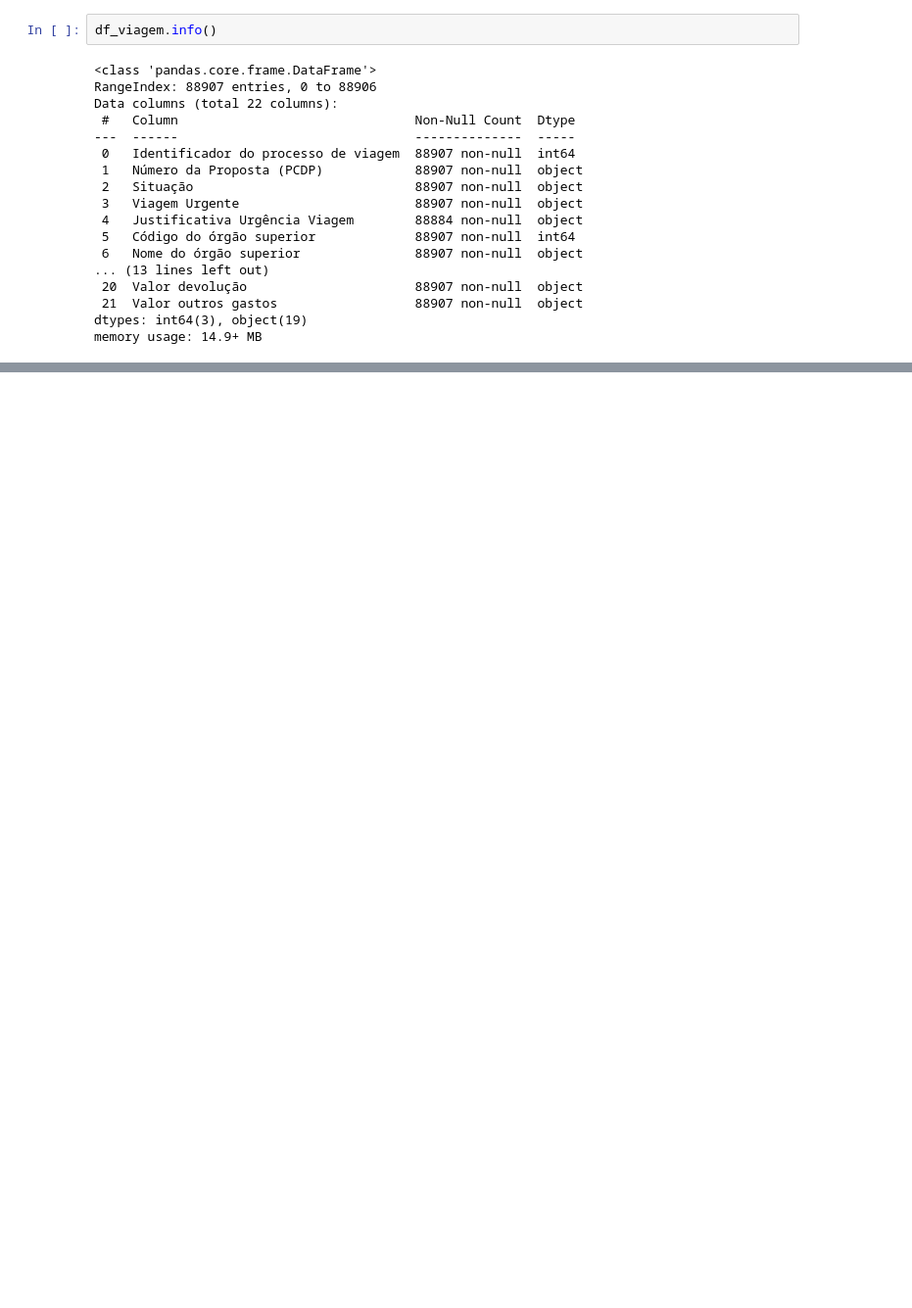
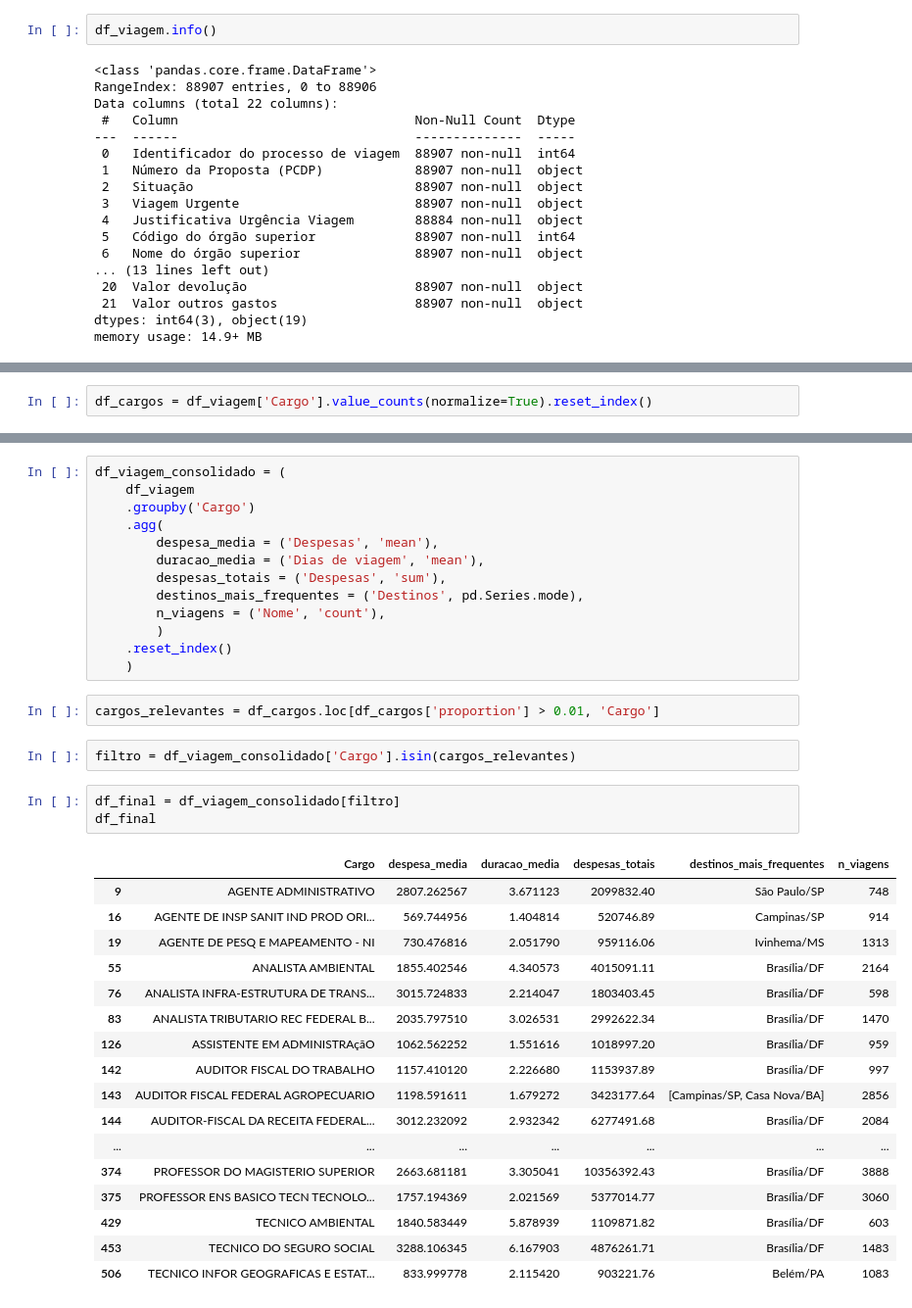
Before and after one commit to leandroclv/pandas_asimov, a Jupyter notebook: conhecendo_conjunto_dados.ipynb, the cells around one changed output, grey strips where cells are left out. Shown at 98% size. Drawn from its saved outputs; the diff is of its cells as text; blank space fills up the shorter version.

```diff
--- a/conhecendo_conjunto_dados.ipynb
+++ b/conhecendo_conjunto_dados.ipynb
@@ -89,0 +538,2 @@ memory usage: 14.9+ MB
+# %%
+df_cargos = df_viagem['Cargo'].value_counts(normalize=True).reset_index()
@@ -89,0 +563,38 @@ memory usage: 14.9+ MB
+# %%
+df_viagem_consolidado = (
+    df_viagem
+    .groupby('Cargo')
+    .agg(
+        despesa_media = ('Despesas', 'mean'),
+        duracao_media = ('Dias de viagem', 'mean'),
+        despesas_totais = ('Despesas', 'sum'),
+        destinos_mais_frequentes = ('Destinos', pd.Series.mode),
+        n_viagens = ('Nome', 'count'),
+        )
+    .reset_index()
+    )
+# %%
+cargos_relevantes = df_cargos.loc[df_cargos['proportion'] > 0.01, 'Cargo']
+# %%
+filtro = df_viagem_consolidado['Cargo'].isin(cargos_relevantes)
+# %%
+df_final = df_viagem_consolidado[filtro]
+df_final
+# %% [output]
+|  | Cargo | despesa_media | duracao_media | despesas_totais | destinos_mais_frequentes | n_viagens |
+| 9 | AGENTE ADMINISTRATIVO | 2807.262567 | 3.671123 | 2099832.40 | São Paulo/SP | 748 |
+| 16 | AGENTE DE INSP SANIT IND PROD ORI... | 569.744956 | 1.404814 | 520746.89 | Campinas/SP | 914 |
+| 19 | AGENTE DE PESQ E MAPEAMENTO - NI | 730.476816 | 2.051790 | 959116.06 | Ivinhema/MS | 1313 |
+| 55 | ANALISTA AMBIENTAL | 1855.402546 | 4.340573 | 4015091.11 | Brasília/DF | 2164 |
+| 76 | ANALISTA INFRA-ESTRUTURA DE TRANS... | 3015.724833 | 2.214047 | 1803403.45 | Brasília/DF | 598 |
+| 83 | ANALISTA TRIBUTARIO REC FEDERAL B... | 2035.797510 | 3.026531 | 2992622.34 | Brasília/DF | 1470 |
+| 126 | ASSISTENTE EM ADMINISTRAçãO | 1062.562252 | 1.551616 | 1018997.20 | Brasília/DF | 959 |
+| 142 | AUDITOR FISCAL DO TRABALHO | 1157.410120 | 2.226680 | 1153937.89 | Brasília/DF | 997 |
+| 143 | AUDITOR FISCAL FEDERAL AGROPECUARIO | 1198.591611 | 1.679272 | 3423177.64 | [Campinas/SP, Casa Nova/BA] | 2856 |
+| 144 | AUDITOR-FISCAL DA RECEITA FEDERAL... | 3012.232092 | 2.932342 | 6277491.68 | Brasília/DF | 2084 |
+| ... | ... | ... | ... | ... | ... | ... |
+| 374 | PROFESSOR DO MAGISTERIO SUPERIOR | 2663.681181 | 3.305041 | 10356392.43 | Brasília/DF | 3888 |
+| 375 | PROFESSOR ENS BASICO TECN TECNOLO... | 1757.194369 | 2.021569 | 5377014.77 | Brasília/DF | 3060 |
+| 429 | TECNICO AMBIENTAL | 1840.583449 | 5.878939 | 1109871.82 | Brasília/DF | 603 |
+| 453 | TECNICO DO SEGURO SOCIAL | 3288.106345 | 6.167903 | 4876261.71 | Brasília/DF | 1483 |
+| 506 | TECNICO INFOR GEOGRAFICAS E ESTAT... | 833.999778 | 2.115420 | 903221.76 | Belém/PA | 1083 |
```
Also changed, not shown: parts of 66 cells of this notebook, 2 other files.
